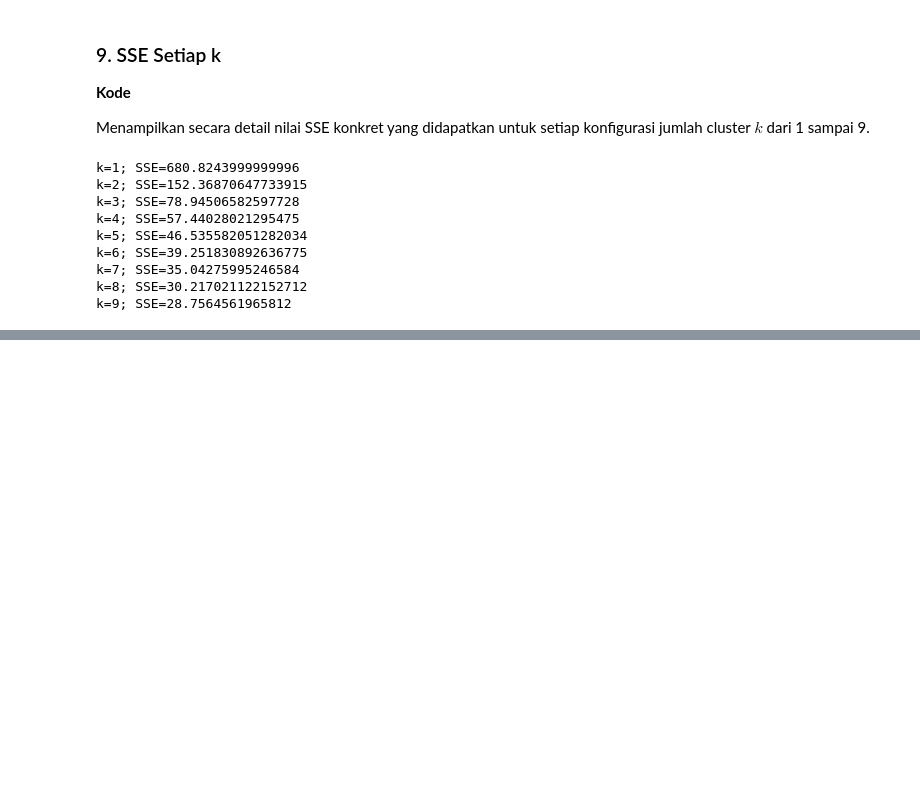
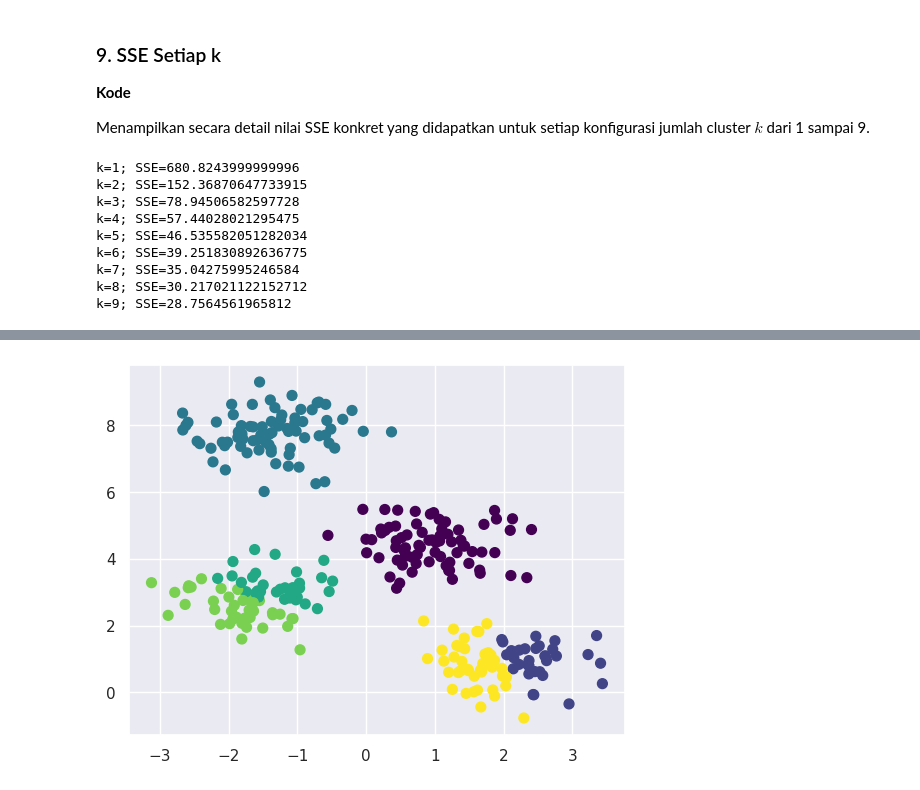
Before and after one commit to Yahya1805/machine-learning_2026, a Jupyter notebook: ML_JS04_10.ipynb, the cells around one changed output, grey strips where cells are left out. Saved outputs shown, nothing was run; the diff lists cells and outputs as text; code cells hidden in the pictures; blank space fills up the shorter version.

```diff
--- a/ML_JS04_10.ipynb
+++ b/ML_JS04_10.ipynb
@@ -177,0 +204,17 @@ k=9; SSE=28.7564561965812
+# %%
+labels = KMeans(
+    6,
+    random_state=0
+).fit_predict(X)
+
+plt.scatter(
+    X[:, 0],
+    X[:, 1],
+    c=labels,
+    s=50,
+    cmap='viridis'
+)
+
+plt.show()
+# %% [output]
+[figure, added]
```
Also changed, not shown: parts of 67 cells of this notebook.
